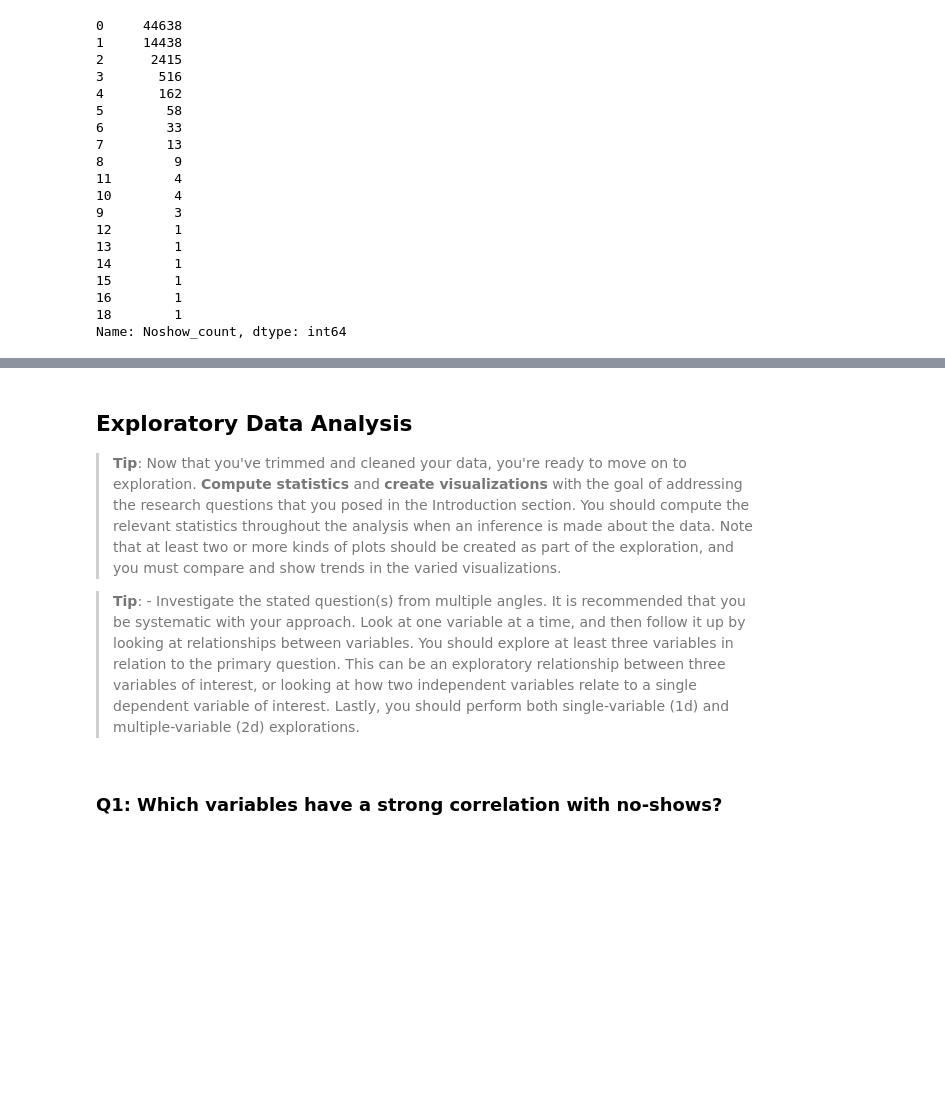
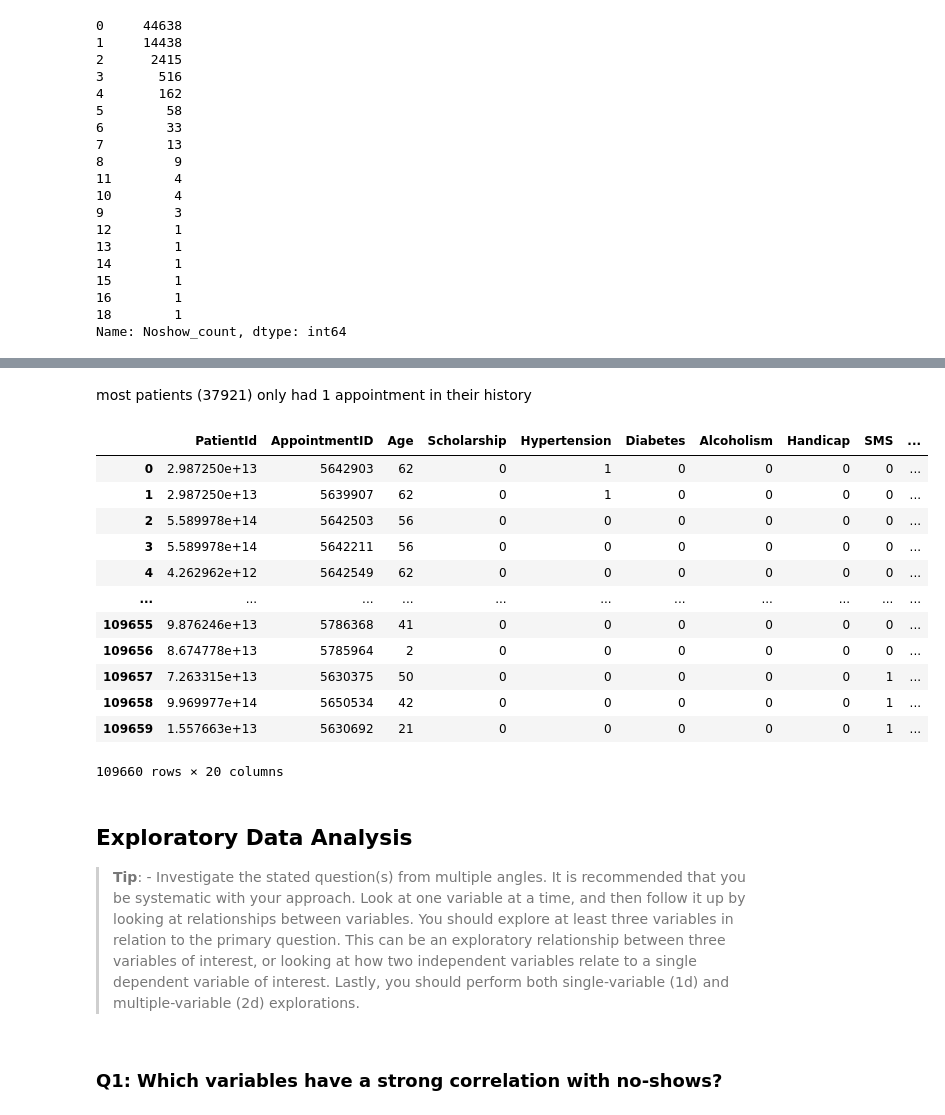
Before and after one commit to Lee-Za/predicting_no_show_appointments, a Jupyter notebook: investigating_noshows.ipynb, the cells around one changed output, grey strips where cells are left out. Saved outputs shown, nothing was run; the diff lists cells and outputs as text; code cells hidden in the pictures; blank space fills up the shorter version.

```diff
--- a/investigating_noshows.ipynb
+++ b/investigating_noshows.ipynb
@@ -379,11 +447,26 @@ dtype: int64
+# %% [markdown]
+most patients (37921) only had 1 appointment in their history
+# %%
+# merge with original dataframe
+df = df.merge(a_count)
+# %% [output]
+|  | PatientId | AppointmentID | Age | Scholarship | Hypertension | Diabetes | Alcoholism | Handicap | SMS | ... |
+| 0 | 2.987250e+13 | 5642903 | 62 | 0 | 1 | 0 | 0 | 0 | 0 | ... |
+| 1 | 2.987250e+13 | 5639907 | 62 | 0 | 1 | 0 | 0 | 0 | 0 | ... |
+| 2 | 5.589978e+14 | 5642503 | 56 | 0 | 0 | 0 | 0 | 0 | 0 | ... |
+| 3 | 5.589978e+14 | 5642211 | 56 | 0 | 0 | 0 | 0 | 0 | 0 | ... |
+| 4 | 4.262962e+12 | 5642549 | 62 | 0 | 0 | 0 | 0 | 0 | 0 | ... |
+| ... | ... | ... | ... | ... | ... | ... | ... | ... | ... | ... |
+| 109655 | 9.876246e+13 | 5786368 | 41 | 0 | 0 | 0 | 0 | 0 | 0 | ... |
+| 109656 | 8.674778e+13 | 5785964 | 2 | 0 | 0 | 0 | 0 | 0 | 0 | ... |
+| 109657 | 7.263315e+13 | 5630375 | 50 | 0 | 0 | 0 | 0 | 0 | 1 | ... |
+| 109658 | 9.969977e+14 | 5650534 | 42 | 0 | 0 | 0 | 0 | 0 | 1 | ... |
+| 109659 | 1.557663e+13 | 5630692 | 21 | 0 | 0 | 0 | 0 | 0 | 1 | ... |
+109660 rows × 20 columns
 # %% [markdown]
 <a id='eda'></a>
 ## Exploratory Data Analysis
 
-> **Tip**: Now that you've trimmed and cleaned your data, you're ready to move on to exploration. **Compute statistics** and **create visualizations** with the goal of addressing the research questions that you posed in the Introduction section. You should compute the relevant statistics throughout the analysis when an inference is made about the data. Note that at least two or more kinds of plots should be created as part of the exploration, and you must  compare and show trends in the varied visualizations.
-
-
-
 > **Tip**: - Investigate the stated question(s) from multiple angles. It is recommended that you be systematic with your approach. Look at one variable at a time, and then follow it up by looking at relationships between variables. You should explore at least three variables in relation to the primary question. This can be an exploratory relationship between three variables of interest, or looking at how two independent variables relate to a single dependent variable of interest. Lastly, you  should perform both single-variable (1d) and multiple-variable (2d) explorations.
 # %% [markdown]
 ### Q1: Which variables have a strong correlation with no-shows?
```
Also changed, not shown: parts of 22 cells of this notebook.
